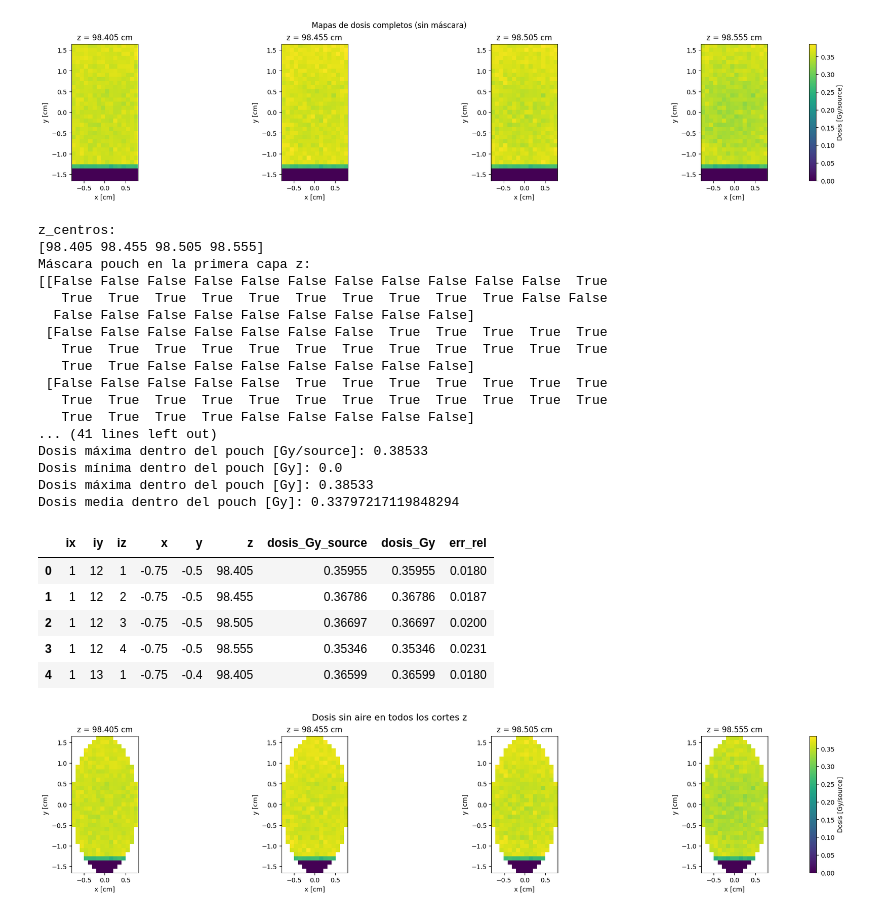
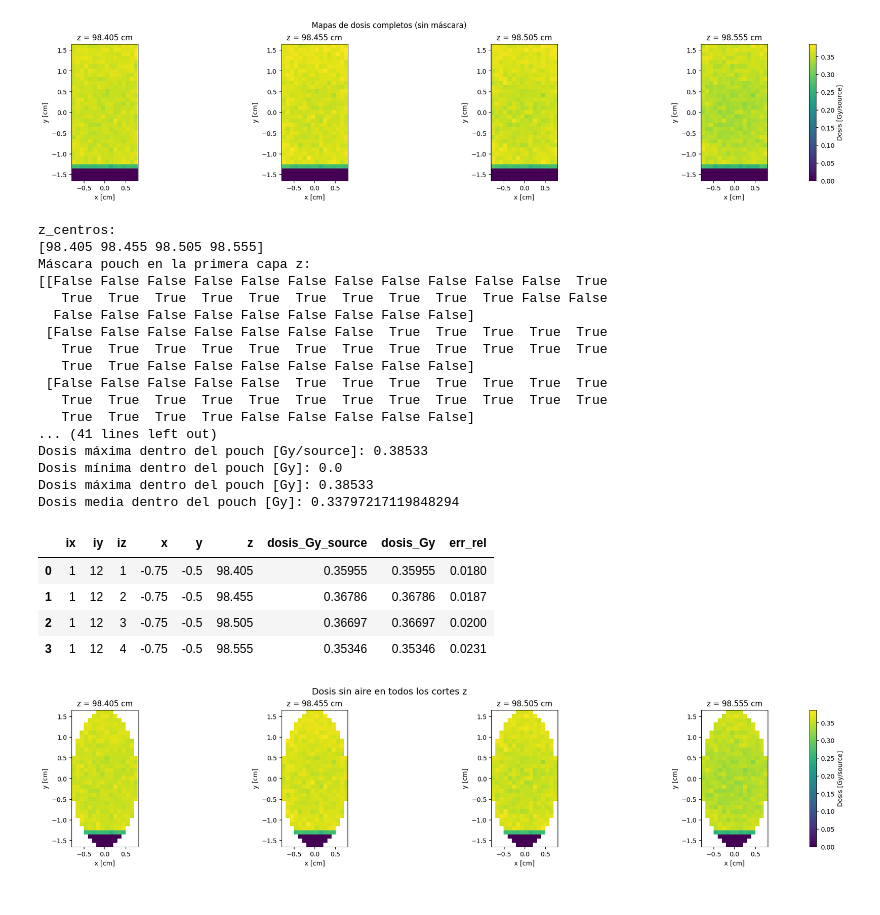
Before and after one commit to arirodriguez001/Laboratory-VII, a Jupyter notebook: Modelo irradiacion final/graficos para presentacion/sin atenuador/histograma.ipynb, the cells around one changed output. Cells and saved outputs as stored; diff of their text form; code cells hidden in the pictures.

```diff
--- a/Modelo irradiacion final/graficos para presentacion/sin atenuador/histograma.ipynb
+++ b/Modelo irradiacion final/graficos para presentacion/sin atenuador/histograma.ipynb
@@ -335,35 +348,34 @@ df_pouch = pd.DataFrame(
         "x", "y", "z",
         "dosis_Gy_source",
         "dosis_Gy",
         "err_rel"
     ]
 )
 
-df_pouch.head()
+df_pouch.head(4)
 # %% [output]
 z_centros:
 [98.405 98.455 98.505 98.555]
 Máscara pouch en la primera capa z:
 [[False False False False False False False False False False False  True
    True  True  True  True  True  True  True  True  True  True False False
   False False False False False False False False False]
  [False False False False False False False  True  True  True  True  True
    True  True  True  True  True  True  True  True  True  True  True  True
    True  True False False False False False False False]
  [False False False False False  True  True  True  True  True  True  True
    True  True  True  True  True  True  True  True  True  True  True  True
    True  True  True  True False False False False False]
 ... (41 lines left out)
 Dosis máxima dentro del pouch [Gy/source]: 0.38533
 Dosis mínima dentro del pouch [Gy]: 0.0
 Dosis máxima dentro del pouch [Gy]: 0.38533
 Dosis media dentro del pouch [Gy]: 0.33797217119848294
 |  | ix | iy | iz | x | y | z | dosis_Gy_source | dosis_Gy | err_rel |
 | 0 | 1 | 12 | 1 | -0.75 | -0.5 | 98.405 | 0.35955 | 0.35955 | 0.0180 |
 | 1 | 1 | 12 | 2 | -0.75 | -0.5 | 98.455 | 0.36786 | 0.36786 | 0.0187 |
 | 2 | 1 | 12 | 3 | -0.75 | -0.5 | 98.505 | 0.36697 | 0.36697 | 0.0200 |
 | 3 | 1 | 12 | 4 | -0.75 | -0.5 | 98.555 | 0.35346 | 0.35346 | 0.0231 |
-| 4 | 1 | 13 | 1 | -0.75 | -0.4 | 98.405 | 0.36599 | 0.36599 | 0.0180 |
 # %%
 fig, axes = plt.subplots(1, nz, figsize=(5 * nz, 4), constrained_layout=True)
 
```
Also changed, not shown: parts of 2 cells of this notebook, 2 other files.
